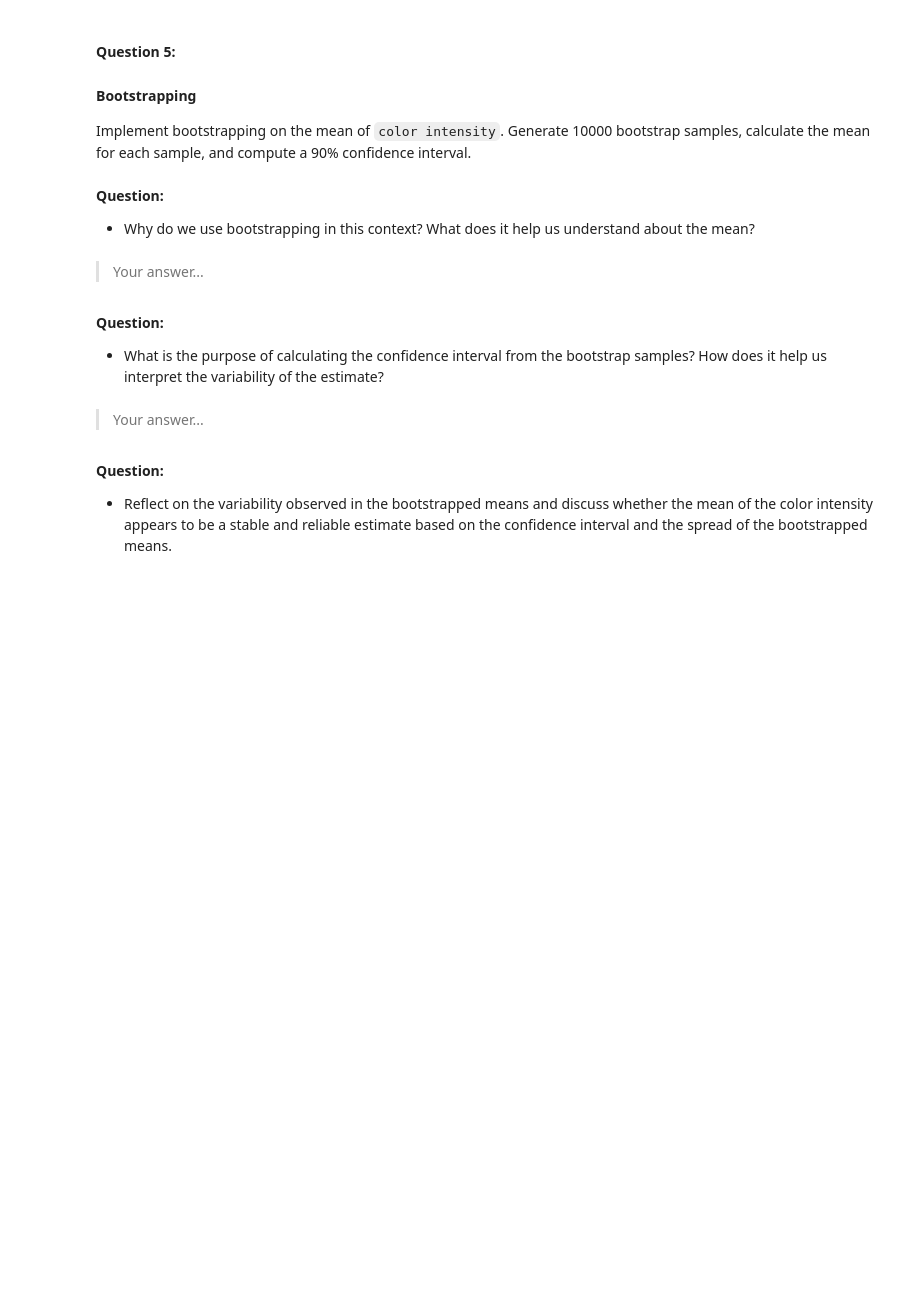
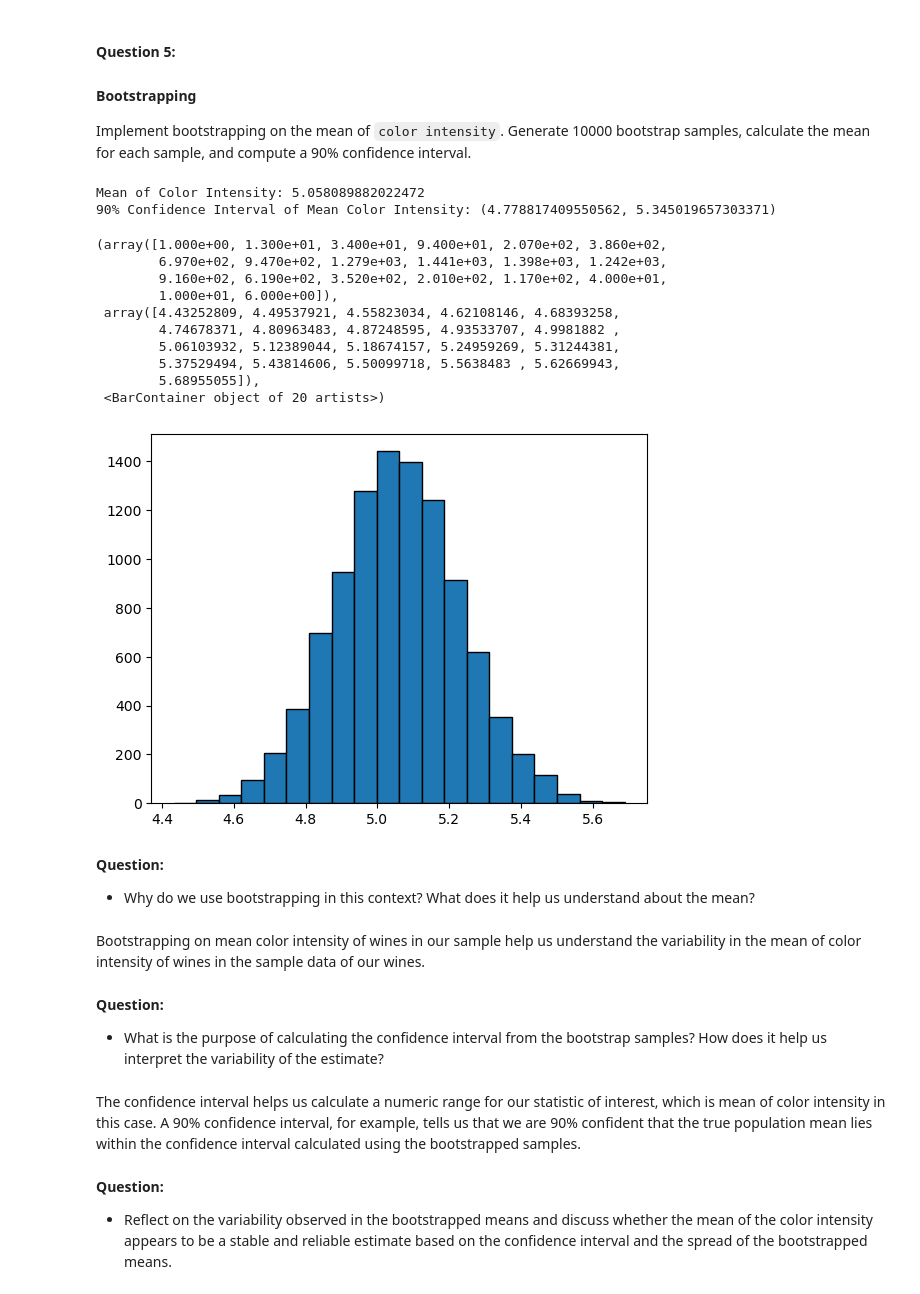
Before and after one commit to slathwal/LCR, a Jupyter notebook: 02_activities/assignments/assignment_3.ipynb, the cells around one changed output. Cells and saved outputs as stored; diff of their text form; code cells hidden in the pictures; blank space fills up the shorter version.

Commit message:
Complete the bootstrap question

```diff
--- a/02_activities/assignments/assignment_3.ipynb
+++ b/02_activities/assignments/assignment_3.ipynb
@@ -196,27 +196,58 @@ We chose `k=3` for the number of clusters arbitrarily. However, in a real-world
 Implement bootstrapping on the mean of `color intensity`. Generate 10000 bootstrap samples, calculate the mean for each sample, and compute a 90% confidence interval.
 # %%
 # Your answer here...
+np.random.seed(123)
+color_intensity_samples = []
+for i in range(10_000): # run the loop 10,000 times
+    sample = wine_df.sample(frac = 1, replace = True) # generate a sample equal in size to the original wine_df with replacement
+    sample = sample.assign(replicate = i) # add a new column to the generated sample dataframe with the sample number
+    color_intensity_samples.append(sample) # append the generated bootstrapped sample to the list
 
-mean_color_intensity = 🤷‍♂️
+color_intensity_samples_df = pd.concat(color_intensity_samples) # combine all the bootstrapped samples stored in a list into a dataframe
 
-np.random.seed(123)
+# calculate the mean color intensity of each bootstrapped sample and store the results in a dataframe
+mean_color_intensity_df = color_intensity_samples_df.groupby("replicate")['color_intensity'].mean().reset_index(name = "mean_color_intensity")
 
-lower_bound = 🤷‍♂️
-upper_bound = 🤷‍♂️
+# calculate the 90% confidence interval from the bootstrapped samples distribution
+ci_means = mean_color_intensity_df['mean_color_intensity'].quantile([0.05, 0.95])
+
+# calcualte the mean color intensity of the original sample
+mean_color_intensity = wine_df['color_intensity'].mean()
+
+# save the upper and lower bounds of confidence intervals into variables
+lower_bound = ci_means.iloc[0]
+upper_bound = ci_means.iloc[1]
 
 # Display the result
 print(f"Mean of Color Intensity: {mean_color_intensity}")
 print(f"90% Confidence Interval of Mean Color Intensity: ({lower_bound}, {upper_bound})")
+
+# plot the distribution of means
+plt.hist(mean_color_intensity_df["mean_color_intensity"], bins = 20, edgecolor = "black")
+# %% [output]
+Mean of Color Intensity: 5.058089882022472
+90% Confidence Interval of Mean Color Intensity: (4.778817409550562, 5.345019657303371)
+(array([1.000e+00, 1.300e+01, 3.400e+01, 9.400e+01, 2.070e+02, 3.860e+02,
+        6.970e+02, 9.470e+02, 1.279e+03, 1.441e+03, 1.398e+03, 1.242e+03,
+        9.160e+02, 6.190e+02, 3.520e+02, 2.010e+02, 1.170e+02, 4.000e+01,
+        1.000e+01, 6.000e+00]),
+ array([4.43252809, 4.49537921, 4.55823034, 4.62108146, 4.68393258,
+        4.74678371, 4.80963483, 4.87248595, 4.93533707, 4.9981882 ,
+        5.06103932, 5.12389044, 5.18674157, 5.24959269, 5.31244381,
+        5.37529494, 5.43814606, 5.50099718, 5.5638483 , 5.62669943,
+        5.68955055]),
+ <BarContainer object of 20 artists>)
+[figure, added]
 # %% [markdown]
 **Question:**
 - Why do we use bootstrapping in this context? What does it help us understand about the mean?
 # %% [markdown]
->  Your answer...
+Bootstrapping on mean color intensity of wines in our sample help us understand the variability in the mean of color intensity of wines in the sample data of our wines.
 # %% [markdown]
 **Question:**
 - What is the purpose of calculating the confidence interval from the bootstrap samples? How does it help us interpret the variability of the estimate?
 # %% [markdown]
-> Your answer...
+The confidence interval helps us calculate a numeric range for our statistic of interest, which is mean of color intensity in this case. A 90% confidence interval, for example, tells us that we are 90% confident that the true population mean lies within the confidence interval calculated using the bootstrapped samples.
 # %% [markdown]
 **Question:**
 
```
Also changed, not shown: parts of 2 cells of this notebook.
